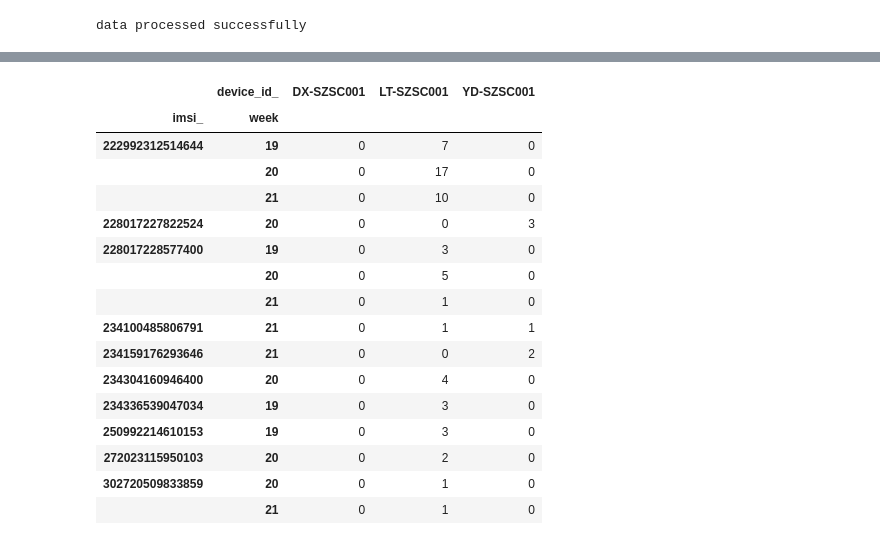
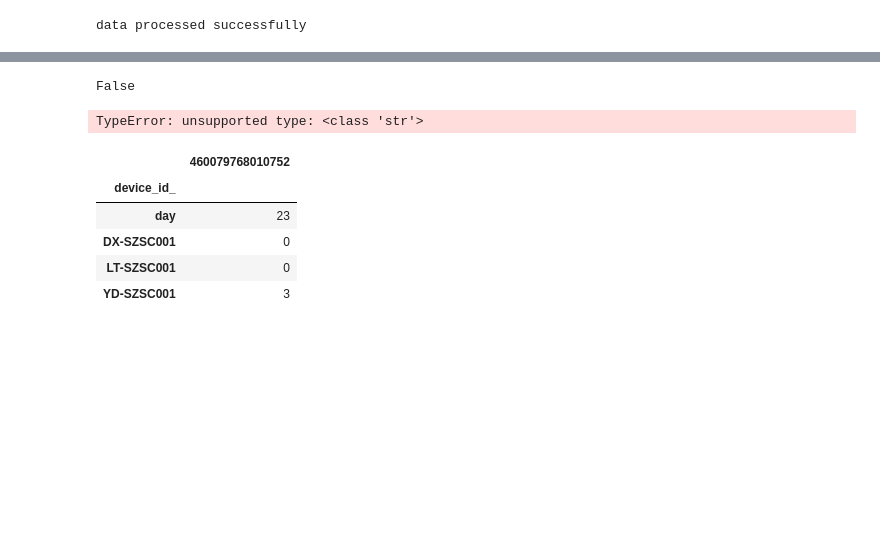
Before and after one commit to Miki123-gif/phone_project, a Jupyter notebook: Code Folder/3.Get Frequency.ipynb, the cells around one changed output, grey strips where cells are left out. Cells and saved outputs as stored; diff of their text form; code cells hidden in the pictures; blank space fills up the shorter version.

```diff
--- a/Code Folder/3.Get Frequency.ipynb
+++ b/Code Folder/3.Get Frequency.ipynb
@@ -127,20 +139,18 @@ day = day.reset_index(level=0)  # https://www.cnblogs.com/beyondChan/p/10926788.
-# %%
-week.head(15) # 表示第19周，第20周出现的频率
-# %% [output]
-|  | device_id_ | DX-SZSC001 | LT-SZSC001 | YD-SZSC001 |
-| imsi_ | week |  |  |  |
-| 222992312514644 | 19 | 0 | 7 | 0 |
-|  | 20 | 0 | 17 | 0 |
-|  | 21 | 0 | 10 | 0 |
-| 228017227822524 | 20 | 0 | 0 | 3 |
-| 228017228577400 | 19 | 0 | 3 | 0 |
-|  | 20 | 0 | 5 | 0 |
-|  | 21 | 0 | 1 | 0 |
-| 234100485806791 | 21 | 0 | 1 | 1 |
-| 234159176293646 | 21 | 0 | 0 | 2 |
-| 234304160946400 | 20 | 0 | 4 | 0 |
-| 234336539047034 | 19 | 0 | 3 | 0 |
-| 250992214610153 | 19 | 0 | 3 | 0 |
-| 272023115950103 | 20 | 0 | 2 | 0 |
-| 302720509833859 | 20 | 0 | 1 | 0 |
-|  | 21 | 0 | 1 | 0 |
+# %%
+set(week.index) == set(month.index)
+# %% [output]
+False
+# %%
+day.loc[460079768010752,:].to_dict('list')
+# 直接这样报错，原因是数据类型是Series，转换成DF即可
+# %% [output]
+TypeError: unsupported type: <class 'str'>
+# %%
+day.loc[460079768010752,:].to_frame()
+# %% [output]
+|  | 460079768010752 |
+| device_id_ |  |
+| day | 23 |
+| DX-SZSC001 | 0 |
+| LT-SZSC001 | 0 |
+| YD-SZSC001 | 3 |
```
Also changed, not shown: parts of 25 cells of this notebook, 4 other files.
